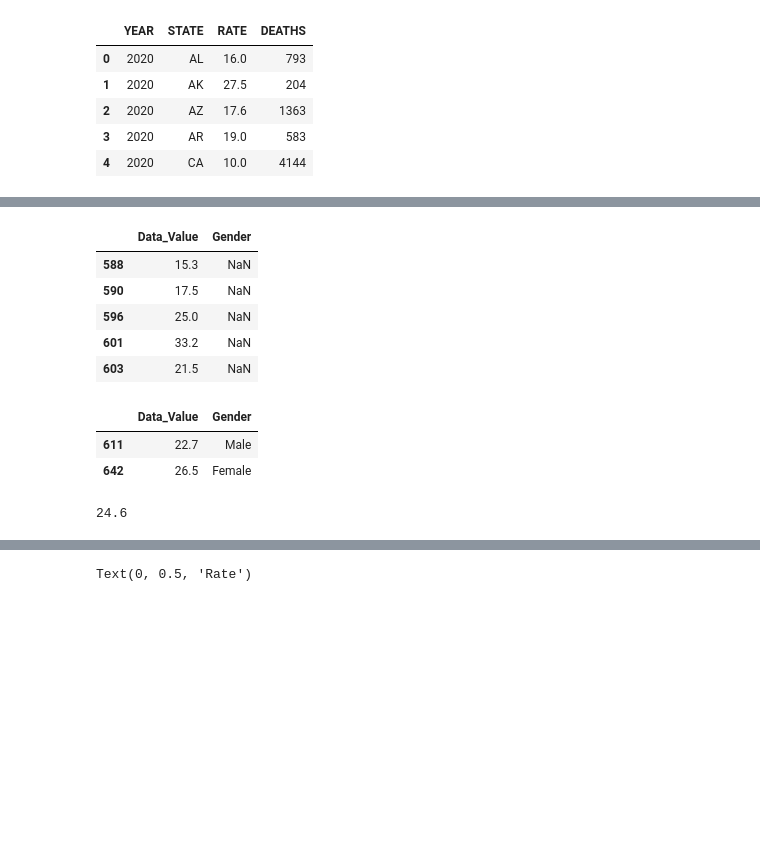
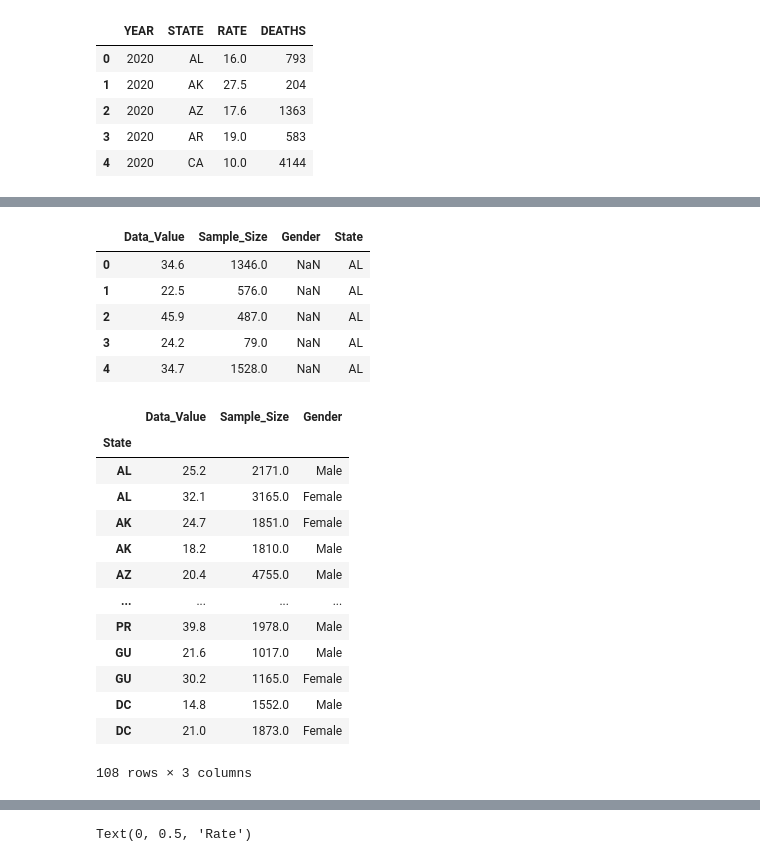
Before and after one commit to soobin83/Project1-Group2, a Jupyter notebook: project/Suicide/Soo.ipynb, the cells around one changed output, grey strips where cells are left out. Cells and saved outputs as stored; diff of their text form; code cells hidden in the pictures; blank space fills up the shorter version.

Commit message:
suicide vs no exercise

```diff
--- a/project/Suicide/Soo.ipynb
+++ b/project/Suicide/Soo.ipynb
@@ -10,8 +10,8 @@ from pprint import pprint
 import csv
 # %%
 # Study data files
-physical_activity_path = "Physical_activity.csv"
-suicide_path = "Suicide.csv"
+physical_activity_path = "../../data/Physical_activity.csv"
+suicide_path = "../../data/Suicide.csv"
 # %%
 # Read the data and store into Pandas DataFrame
 physical_activity = pd.read_csv(physical_activity_path)
@@ -28,7 +28,7 @@ physical_activity.head()
 # %%
 # Read the data
 suicide = pd.read_csv(suicide_path)
-suicide = suicide.drop("URL", axis=1)
+
 # Display the data table for preview
 suicide.head()
 # %% [output]
@@ -97,22 +69,28 @@ suicide_activity_2020_DE_df.head()
 # %%
-Value_by_gender = suicide_activity_2020_DE_df[["Data_Value","Gender"]]
+Value_by_gender = suicide_activity_2020_df[["Data_Value","Sample_Size","Gender","State"]]
 Value_by_gender.head()
 # %% [output]
-|  | Data_Value | Gender |
-| 588 | 15.3 | NaN |
-| 590 | 17.5 | NaN |
-| 596 | 25.0 | NaN |
-| 601 | 33.2 | NaN |
-| 603 | 21.5 | NaN |
+|  | Data_Value | Sample_Size | Gender | State |
+| 0 | 34.6 | 1346.0 | NaN | AL |
+| 1 | 22.5 | 576.0 | NaN | AL |
+| 2 | 45.9 | 487.0 | NaN | AL |
+| 3 | 24.2 | 79.0 | NaN | AL |
+| 4 | 34.7 | 1528.0 | NaN | AL |
 # %%
-Value_by_gender = Value_by_gender.dropna()
+Value_by_gender = Value_by_gender.dropna().set_index("State")
 Value_by_gender
 # %% [output]
-|  | Data_Value | Gender |
-| 611 | 22.7 | Male |
-| 642 | 26.5 | Female |
+|  | Data_Value | Sample_Size | Gender |
+| State |  |  |  |
+| AL | 25.2 | 2171.0 | Male |
+| AL | 32.1 | 3165.0 | Female |
+| AK | 24.7 | 1851.0 | Female |
+| AK | 18.2 | 1810.0 | Male |
+| AZ | 20.4 | 4755.0 | Male |
+| ... | ... | ... | ... |
+| PR | 39.8 | 1978.0 | Male |
+| GU | 21.6 | 1017.0 | Male |
+| GU | 30.2 | 1165.0 | Female |
+| DC | 14.8 | 1552.0 | Male |
+| DC | 21.0 | 1873.0 | Female |
+108 rows × 3 columns
-# %%
-Avg_value = Value_by_gender["Data_Value"].mean()
-Avg_value
-# %% [output]
-24.6
```
Also changed, not shown: parts of 12 cells of this notebook, 1 other file.
